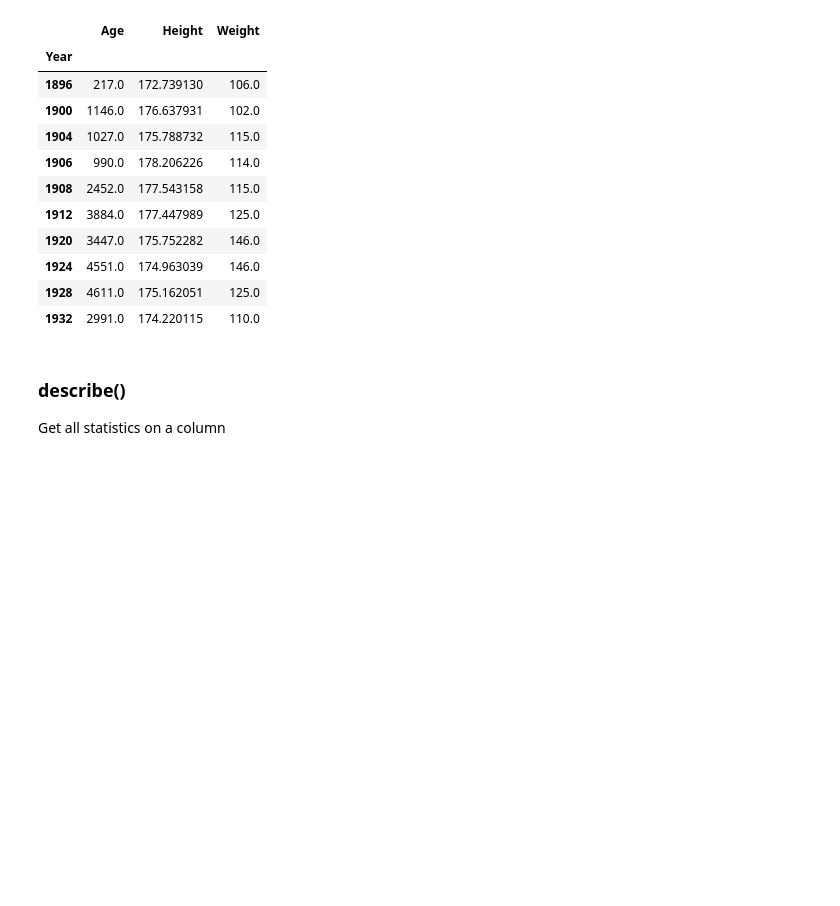
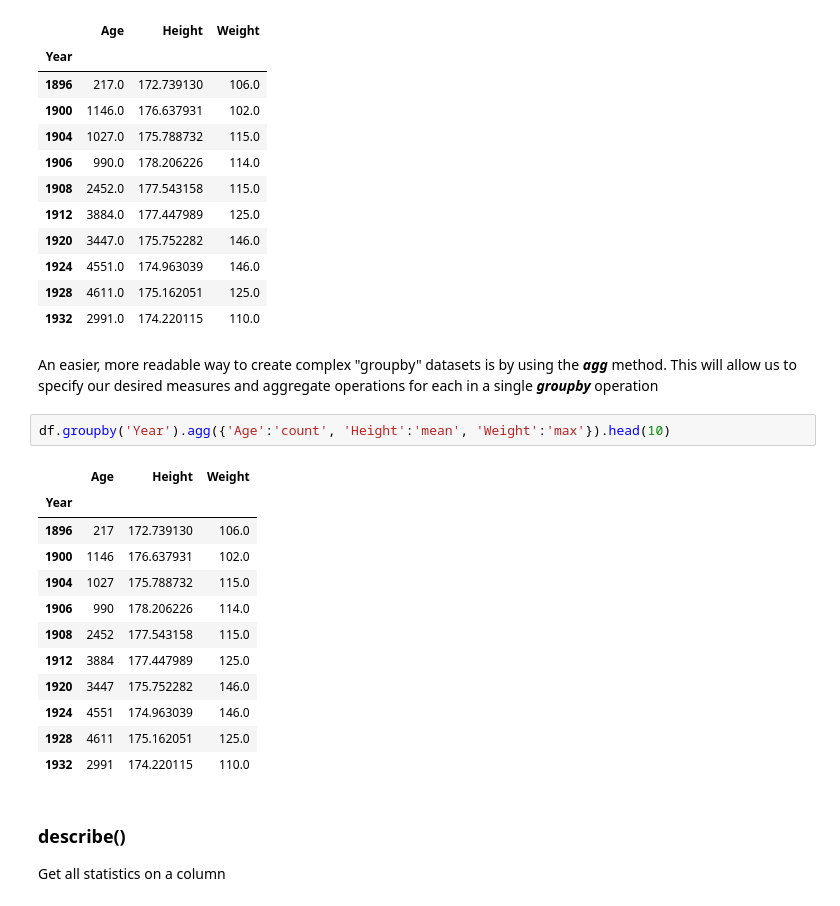
Before and after one commit to Elad-p/Python, a Jupyter notebook: Data Analysis/08_Pandas - Statistics.ipynb, the cells around one changed output. Saved outputs shown, nothing was run; the diff lists cells and outputs as text; blank space fills up the shorter version.

```diff
--- a/Data Analysis/08_Pandas - Statistics.ipynb
+++ b/Data Analysis/08_Pandas - Statistics.ipynb
@@ -138,6 +138,23 @@ pd.DataFrame([by_year.count()['Age'],by_year.mean()['Height'], by_year.max()['We
 | 1924 | 4551.0 | 174.963039 | 146.0 |
 | 1928 | 4611.0 | 175.162051 | 125.0 |
 | 1932 | 2991.0 | 174.220115 | 110.0 |
+# %% [markdown]
+An easier, more readable way to create complex "groupby" datasets is by using the ***agg*** method. This will allow us to specify our desired measures and aggregate operations for each in a single ***groupby*** operation
+# %%
+df.groupby('Year').agg({'Age':'count', 'Height':'mean', 'Weight':'max'}).head(10)
+# %% [output]
+|  | Age | Height | Weight |
+| Year |  |  |  |
+| 1896 | 217 | 172.739130 | 106.0 |
+| 1900 | 1146 | 176.637931 | 102.0 |
+| 1904 | 1027 | 175.788732 | 115.0 |
+| 1906 | 990 | 178.206226 | 114.0 |
+| 1908 | 2452 | 177.543158 | 115.0 |
+| 1912 | 3884 | 177.447989 | 125.0 |
+| 1920 | 3447 | 175.752282 | 146.0 |
+| 1924 | 4551 | 174.963039 | 146.0 |
+| 1928 | 4611 | 175.162051 | 125.0 |
+| 1932 | 2991 | 174.220115 | 110.0 |
 # %% [markdown]
 ### describe()
 Get all statistics on a column
```
Also changed, not shown: parts of 2 cells of this notebook.
